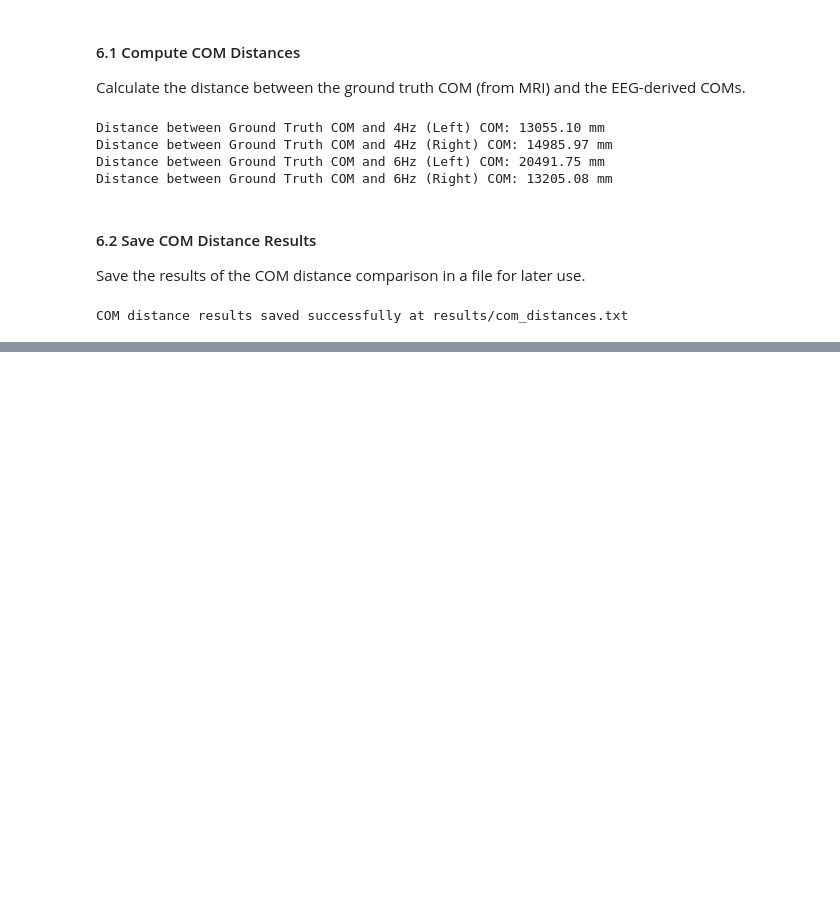
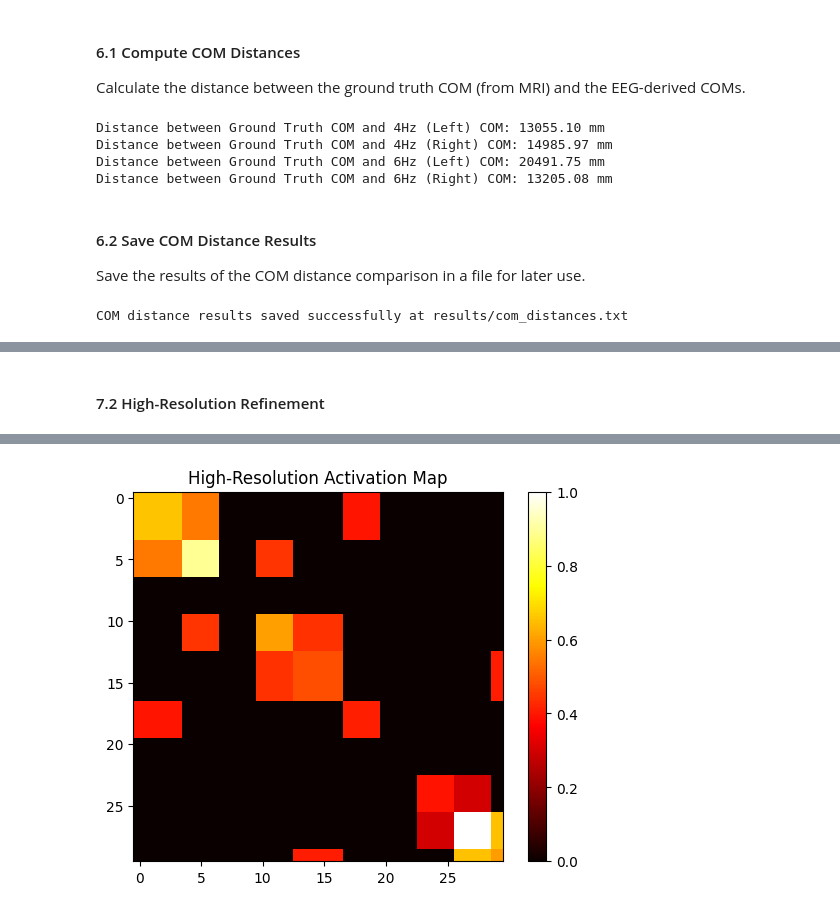
Before and after one commit to michaela10c/SilenceMap-Adaptation-and-Extensions, a Jupyter notebook: Part1-SilenceMap_Replication.ipynb, the cells around one changed output, grey strips where cells are left out. Drawn from its saved outputs; the diff is of its cells as text; code cells hidden in the pictures; blank space fills up the shorter version.

```diff
--- a/Part1-SilenceMap_Replication.ipynb
+++ b/Part1-SilenceMap_Replication.ipynb
@@ -1182,0 +1243,70 @@ COM distance results saved successfully at results/com_distances.txt
+# %% [markdown]
+#### 7.2 High-Resolution Refinement
+# %%
+def high_resolution_refinement(raw, low_res_map, refinement_factor=3, threshold_multiplier=1.0):
+    """
+    Refine the low-resolution map to achieve higher resolution.
+
+    Parameters:
+        raw (Raw): Preprocessed EEG data.
+        low_res_map (np.ndarray): Low-resolution activation map.
+        refinement_factor (int): Factor to refine grid resolution.
+        threshold_multiplier (float): Multiplier for dynamic threshold calculation.
+
+    Returns:
+        np.ndarray: Refined high-resolution activation map.
+    """
+    # Calculate threshold dynamically
+    threshold = np.mean(low_res_map) + threshold_multiplier * np.std(low_res_map)
+    print(f"Dynamic Threshold: {threshold}")
+
+    # Define high-resolution grid dimensions
+    low_res_shape = low_res_map.shape
+    high_res_size = low_res_shape[0] * refinement_factor
+    high_res_map = np.zeros((high_res_size, high_res_size))
+
+    # Generate grid coordinates for high-resolution map
+    high_res_grid_x = np.linspace(0, low_res_shape[0] - 1, high_res_size)
+    high_res_grid_y = np.linspace(0, low_res_shape[1] - 1, high_res_size)
+
+    print(f"High-res grid size: {high_res_size}x{high_res_size}")
+
+    # Refinement process: Loop through high-resolution grid
+    for i, x in enumerate(high_res_grid_x):
+        for j, y in enumerate(high_res_grid_y):
+            # Map high-resolution indices to low-resolution indices
+            low_res_i = int(x)  # Floor value of x
+            low_res_j = int(y)  # Floor value of y
+            low_res_value = low_res_map[low_res_i, low_res_j]
+
+            # Debug: Display low-resolution value
+            print(f"Low-res value at ({low_res_i}, {low_res_j}): {low_res_value}")
+
+            # Process points that pass the threshold
+            if low_res_value > threshold:
+                print(f"Point ({x:.2f}, {y:.2f}) passed threshold with low-res value: {low_res_value}")
+                activation = compute_activation_at_point(raw, x, y)
+                print(f"Computed activation: {activation}")
+
+                # Update high-resolution map with activation weighted by low-res value
+                high_res_map[i, j] = activation * low_res_value
+
+    # Debug: Display statistics of the high-resolution map before normalization
+    print(f"High-res map statistics before normalization: min={np.min(high_res_map)}, max={np.max(high_res_map)}")
+
+    # Normalize the high-resolution map for visualization
+    min_val, max_val = np.min(high_res_map), np.max(high_res_map)
+    if max_val != min_val:
+        high_res_map = (high_res_map - min_val) / (max_val - min_val)
+    else:
+        print("High-res map is uniform; skipping normalization.")
+
+    return high_res_map
+
+# Generate and visualize high-resolution map
+high_res_map = high_resolution_refinement(raw, low_res_map, refinement_factor=3, threshold_multiplier=0.75)
+plt.imshow(high_res_map, cmap="hot", vmin=0, vmax=1)
+plt.title("High-Resolution Activation Map")
+plt.colorbar()
+plt.show()
+# %% [output]
@@ -1182,0 +1330 @@ COM distance results saved successfully at results/com_distances.txt
+[figure, added]
```
Also changed, not shown: parts of 11 cells of this notebook, 3 other files.
